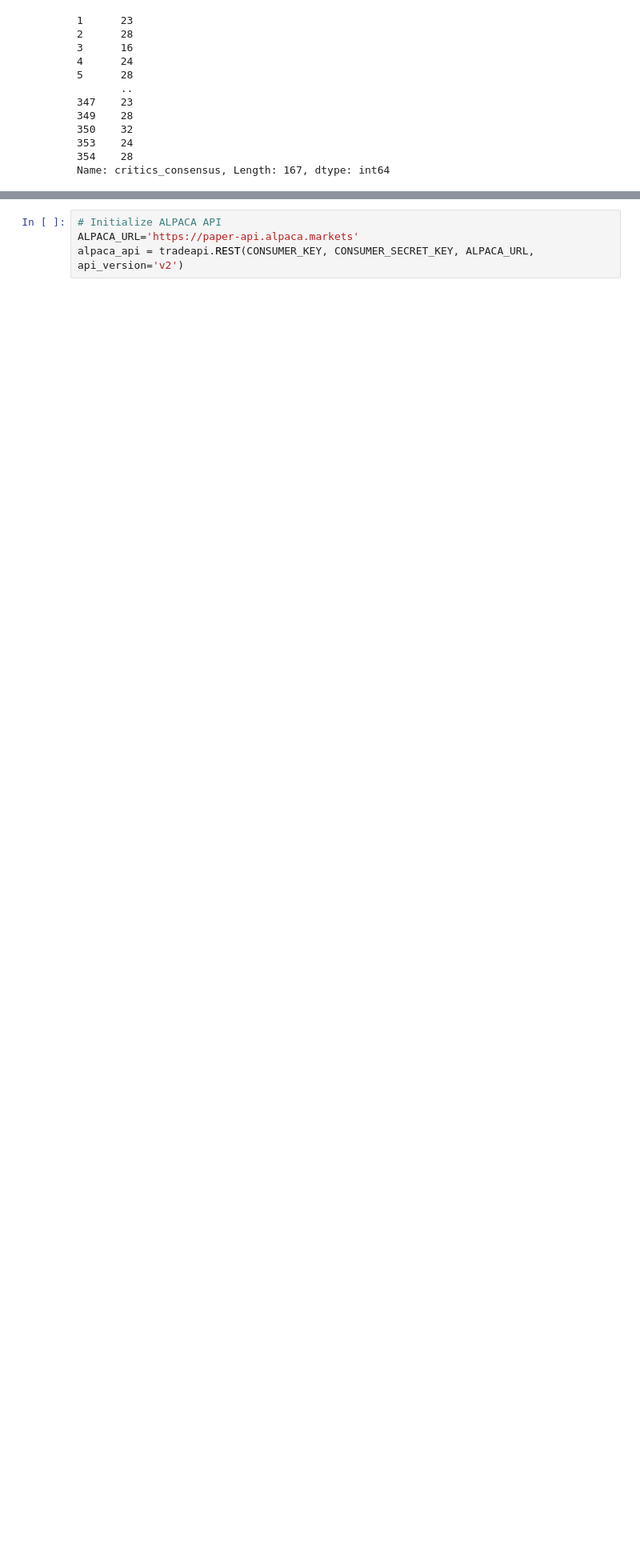
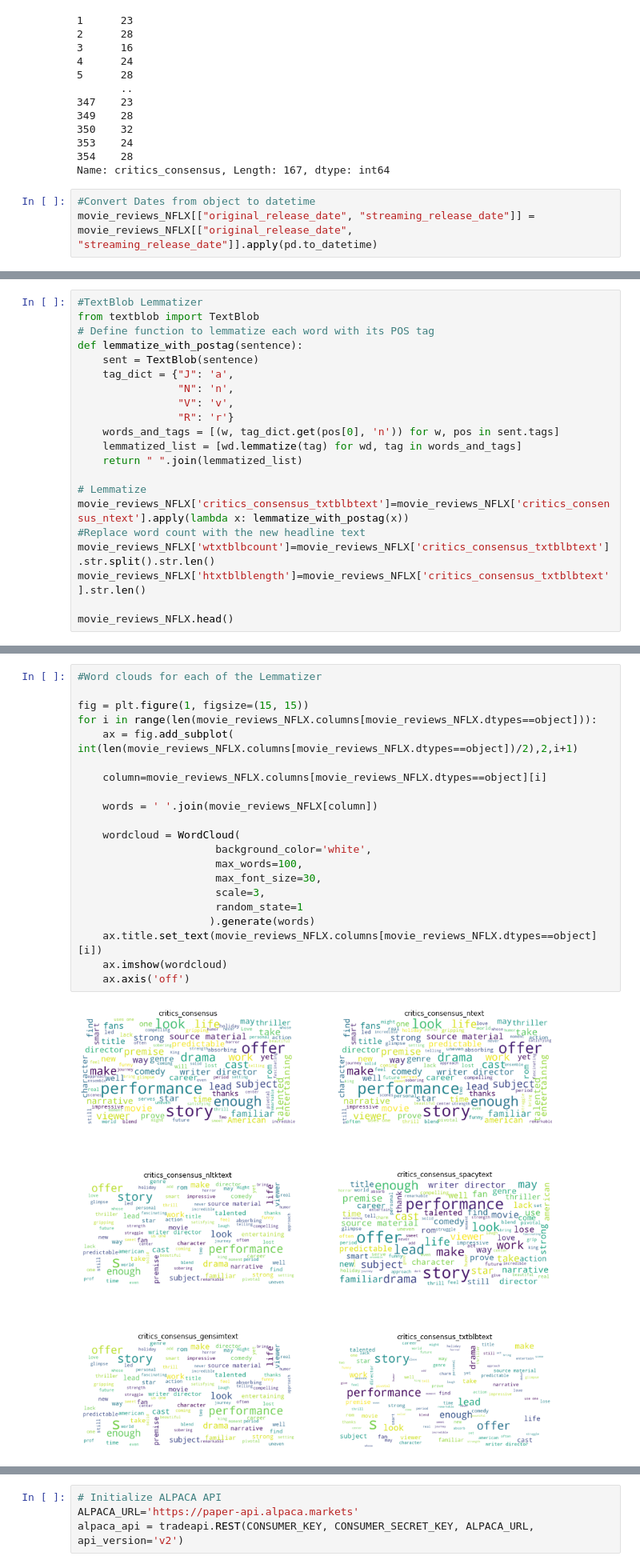
Before and after one commit to tylergehbauer/NLP-and-Stock-Price-Prediction-, a Jupyter notebook: GP_NLP_Stock.ipynb, the cells around one changed output, grey strips where cells are left out. Shown at 80% size. Drawn from its saved outputs; the diff is of its cells as text; blank space fills up the shorter version.

```diff
--- a/GP_NLP_Stock.ipynb
+++ b/GP_NLP_Stock.ipynb
@@ -138,3 +138,6 @@ movie_reviews_NFLX['critics_consensus'].str.split().str.len()
 353    24
 354    28
 Name: critics_consensus, Length: 167, dtype: int64
+# %%
+#Convert Dates from object to datetime
+movie_reviews_NFLX[["original_release_date", "streaming_release_date"]] = movie_reviews_NFLX[["original_release_date", "streaming_release_date"]].apply(pd.to_datetime)
@@ -140,0 +238,21 @@ Name: critics_consensus, Length: 167, dtype: int64
+# %%
+#TextBlob Lemmatizer
+from textblob import TextBlob
+# Define function to lemmatize each word with its POS tag
+def lemmatize_with_postag(sentence):
+    sent = TextBlob(sentence)
+    tag_dict = {"J": 'a',
+                "N": 'n',
+                "V": 'v',
+                "R": 'r'}
+    words_and_tags = [(w, tag_dict.get(pos[0], 'n')) for w, pos in sent.tags]
+    lemmatized_list = [wd.lemmatize(tag) for wd, tag in words_and_tags]
+    return " ".join(lemmatized_list)
+
+# Lemmatize
+movie_reviews_NFLX['critics_consensus_txtblbtext']=movie_reviews_NFLX['critics_consensus_ntext'].apply(lambda x: lemmatize_with_postag(x))
+#Replace word count with the new headline text
+movie_reviews_NFLX['wtxtblbcount']=movie_reviews_NFLX['critics_consensus_txtblbtext'].str.split().str.len()
+movie_reviews_NFLX['htxtblblength']=movie_reviews_NFLX['critics_consensus_txtblbtext'].str.len()
+
+movie_reviews_NFLX.head()
@@ -141,3 +266,26 @@ Name: critics_consensus, Length: 167, dtype: int64
+# %%
+#Word clouds for each of the Lemmatizer
+
+fig = plt.figure(1, figsize=(15, 15))
+for i in range(len(movie_reviews_NFLX.columns[movie_reviews_NFLX.dtypes==object])):
+    ax = fig.add_subplot( int(len(movie_reviews_NFLX.columns[movie_reviews_NFLX.dtypes==object])/2),2,i+1)
+
+    column=movie_reviews_NFLX.columns[movie_reviews_NFLX.dtypes==object][i]
+
+    words = ' '.join(movie_reviews_NFLX[column])
+
+    wordcloud = WordCloud(
+                      background_color='white',
+                      max_words=100,
+                      max_font_size=30,
+                      scale=3,
+                      random_state=1
+                     ).generate(words)
+    ax.title.set_text(movie_reviews_NFLX.columns[movie_reviews_NFLX.dtypes==object][i])
+    ax.imshow(wordcloud)
+    ax.axis('off')
+# %% [output]
+[figure, added]
 # %%
 # Obtain Keys to connect to ALPACA API
 load_dotenv() # True
```
Also changed, not shown: parts of 8 cells of this notebook, 1 other file.
